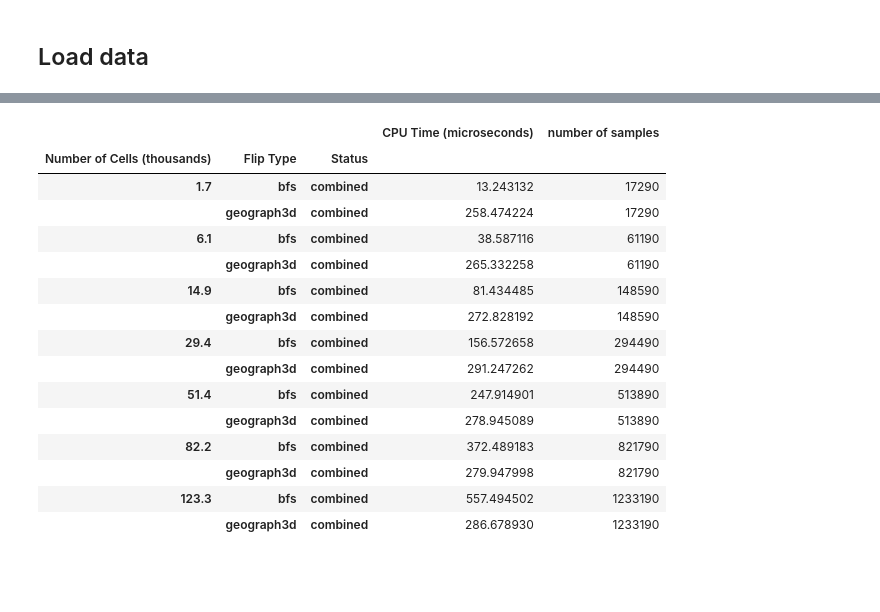
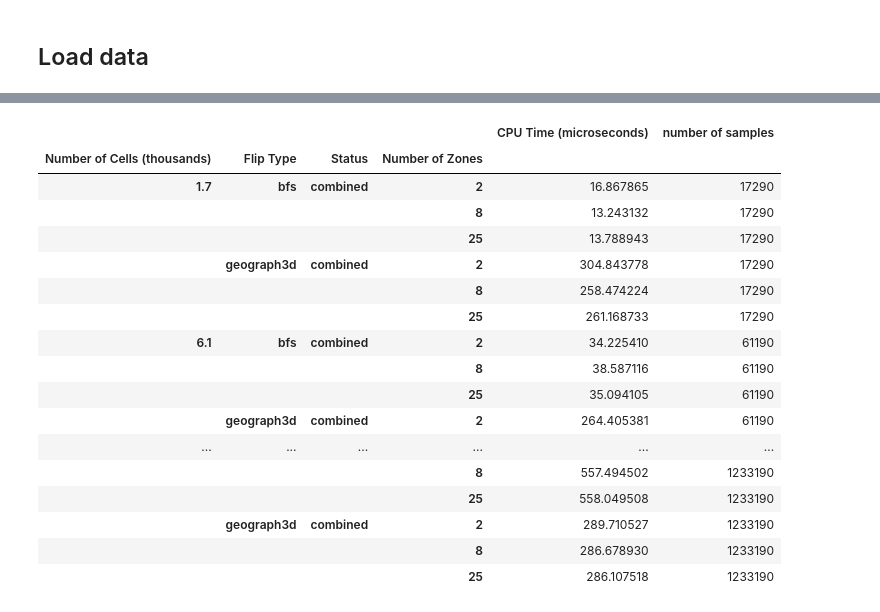
Before and after one commit to ian-ludden/3d-geographs, a Jupyter notebook: results/Experiments_Analysis.ipynb, the cells around one changed output, grey strips where cells are left out. Cells and saved outputs as stored; diff of their text form; code cells hidden in the pictures; blank space fills up the shorter version.

```diff
--- a/results/Experiments_Analysis.ipynb
+++ b/results/Experiments_Analysis.ipynb
@@ -10,10 +10,10 @@ import seaborn as sns
 # %% [markdown]
 # Constants
 # %%
-grid_results_fname = 'local_search_grid_dataframe.out'
-bcc_results_fname = 'local_search_bcc_dataframe.out'
-NUM_BOX_SIZES = 5
-BOX_SIZES = [10, 15, 20, 25, 30]
+ch_results_fname = 'data_ch.csv'
+bch_results_fname = 'data_bch.csv'
+NUM_BOX_SIZES = 7
+BOX_SIZES = [10, 15, 20, 25, 30, 35, 40]
 CUBE_SIZES = [box_size**3 for box_size in BOX_SIZES]
 GEOGRAPH_STATUS_TO_INDEX = {'fail_1': 0, 'fail_2': 1, 'fail_3': 2, 'fail_4': 3, 'fail_5': 4, 'success': 5}
 BFS_STATUS_TO_INDEX = {'failure': 0, 'success': 1}
@@ -168,7 +182,7 @@ plt.savefig("ch_results_plot.pdf", dpi=600, bbox_inches="tight")
 # %% [markdown]
 ## Load data
 # %%
-bch_df = pd.read_csv(bcc_results_fname)
+bch_df = pd.read_csv(bch_results_fname)
 print(len(bch_df))
 bch_df["number of cells"] = bch_df["number of cells"] / 1000.
 bch_df["number of cells"] = bch_df["number of cells"].round(decimals=1)
@@ -200,9 +214,10 @@ bch_df2.rename(columns={"average microseconds": "CPU Time (microseconds)", \
                     "flip type": "Flip Type", \
                     "status": "status code", \
                     "flip result": "Status", \
-                    "number of cells": "Number of Cells (thousands)"}, \
+                    "number of cells": "Number of Cells (thousands)",\
+                    "number of zones": "Number of Zones"}, \
            inplace=True)
-bch_df3 = bch_df2.groupby(["Number of Cells (thousands)", "Flip Type", "Status"]).sum()
+bch_df3 = bch_df2.groupby(["Number of Cells (thousands)", "Flip Type", "Status", "Number of Zones"]).sum()
 bch_df3["CPU Time (microseconds)"] = bch_df3["total microseconds"] / bch_df3["number of samples"]
 bch_df3.drop(columns=["total microseconds"], inplace=True)
 bch_df3.head(100)
@@ -228,25 +239,27 @@ bch_df3.head(100)
 # %%
-bch_df4 = bch_df2.groupby(["Number of Cells (thousands)", "Flip Type"]).sum()
+bch_df4 = bch_df2.groupby(["Number of Cells (thousands)", "Flip Type", "Number of Zones"]).sum()
 bch_df4["CPU Time (microseconds)"] = bch_df4["total microseconds"] / bch_df4["number of samples"]
 bch_df4["Status"] = "combined"
 bch_df4.drop(columns=["total microseconds"], inplace=True)
-bch_df4 = bch_df4.groupby(["Number of Cells (thousands)", "Flip Type", "Status"]).sum()
+bch_df4 = bch_df4.groupby(["Number of Cells (thousands)", "Flip Type", "Status", "Number of Zones"]).sum()
 bch_df4.head(100)
 # %% [output]
-|  |  |  | CPU Time (microseconds) | number of samples |
-| Number of Cells (thousands) | Flip Type | Status |  |  |
-| 1.7 | bfs | combined | 13.243132 | 17290 |
-|  | geograph3d | combined | 258.474224 | 17290 |
-| 6.1 | bfs | combined | 38.587116 | 61190 |
-|  | geograph3d | combined | 265.332258 | 61190 |
-| 14.9 | bfs | combined | 81.434485 | 148590 |
-|  | geograph3d | combined | 272.828192 | 148590 |
-| 29.4 | bfs | combined | 156.572658 | 294490 |
-|  | geograph3d | combined | 291.247262 | 294490 |
-| 51.4 | bfs | combined | 247.914901 | 513890 |
-|  | geograph3d | combined | 278.945089 | 513890 |
-| 82.2 | bfs | combined | 372.489183 | 821790 |
-|  | geograph3d | combined | 279.947998 | 821790 |
-| 123.3 | bfs | combined | 557.494502 | 1233190 |
-|  | geograph3d | combined | 286.678930 | 1233190 |
+|  |  |  |  | CPU Time (microseconds) | number of samples |
+| Number of Cells (thousands) | Flip Type | Status | Number of Zones |  |  |
+| 1.7 | bfs | combined | 2 | 16.867865 | 17290 |
+|  |  |  | 8 | 13.243132 | 17290 |
+|  |  |  | 25 | 13.788943 | 17290 |
+|  | geograph3d | combined | 2 | 304.843778 | 17290 |
+|  |  |  | 8 | 258.474224 | 17290 |
+|  |  |  | 25 | 261.168733 | 17290 |
+| 6.1 | bfs | combined | 2 | 34.225410 | 61190 |
+|  |  |  | 8 | 38.587116 | 61190 |
+|  |  |  | 25 | 35.094105 | 61190 |
+|  | geograph3d | combined | 2 | 264.405381 | 61190 |
+| ... | ... | ... | ... | ... | ... |
+|  |  |  | 8 | 557.494502 | 1233190 |
+|  |  |  | 25 | 558.049508 | 1233190 |
+|  | geograph3d | combined | 2 | 289.710527 | 1233190 |
+|  |  |  | 8 | 286.678930 | 1233190 |
+|  |  |  | 25 | 286.107518 | 1233190 |
 # %%
```
Also changed, not shown: parts of 20 cells of this notebook.
